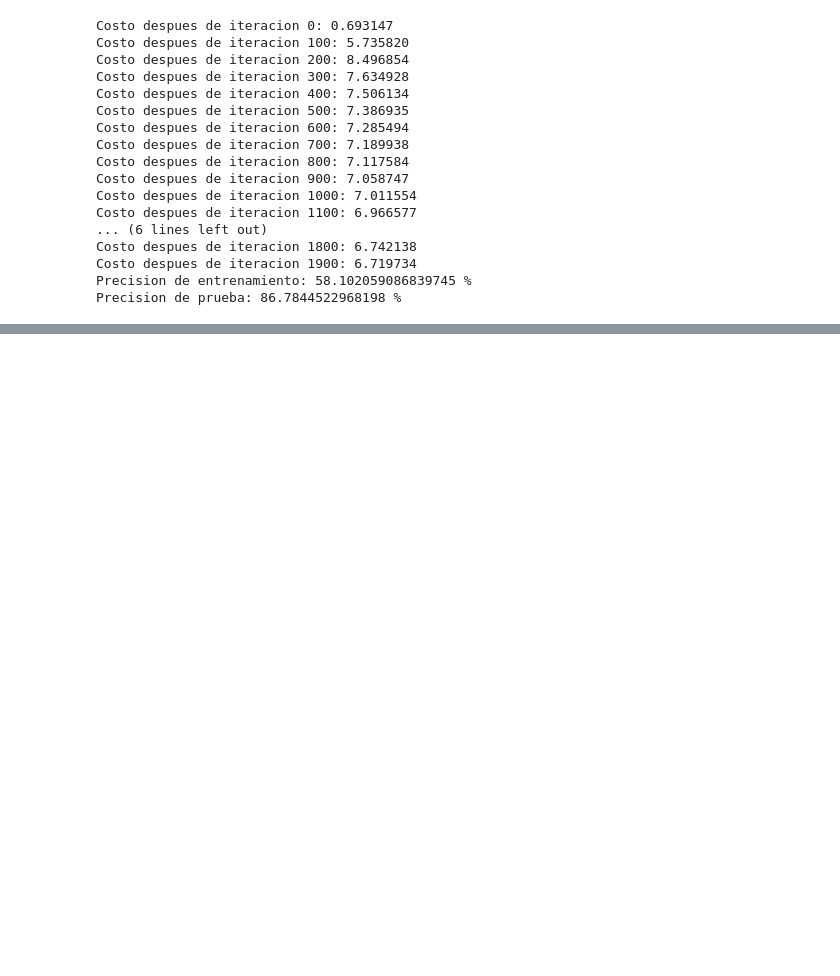
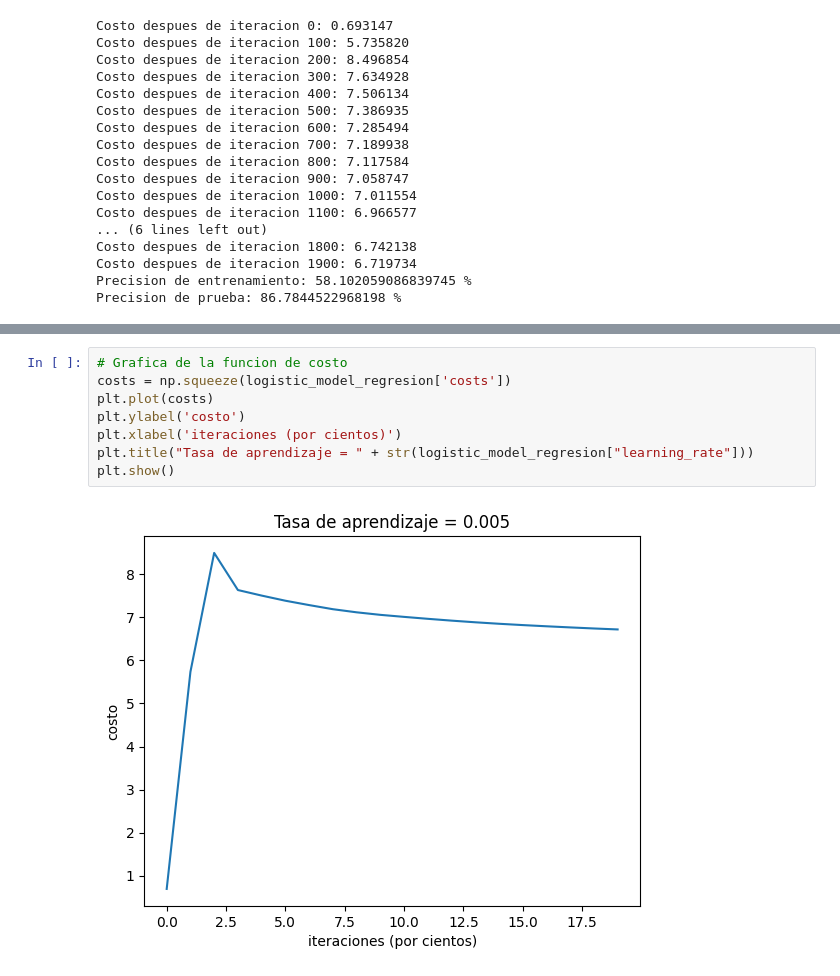
Before and after one commit to Defiant7426/classification_model, a Jupyter notebook: clasificationModel/model.ipynb, the cells around one changed output, grey strips where cells are left out. Saved outputs shown, nothing was run; the diff lists cells and outputs as text; blank space fills up the shorter version.

```diff
--- a/clasificationModel/model.ipynb
+++ b/clasificationModel/model.ipynb
@@ -282,0 +292,10 @@ Precision de prueba: 86.7844522968198 %
+# %%
+# Grafica de la funcion de costo
+costs = np.squeeze(logistic_model_regresion['costs'])
+plt.plot(costs)
+plt.ylabel('costo')
+plt.xlabel('iteraciones (por cientos)')
+plt.title("Tasa de aprendizaje = " + str(logistic_model_regresion["learning_rate"]))
+plt.show()
+# %% [output]
+[figure, added]
```
Also changed, not shown: parts of 4 cells of this notebook, 3 other files.
